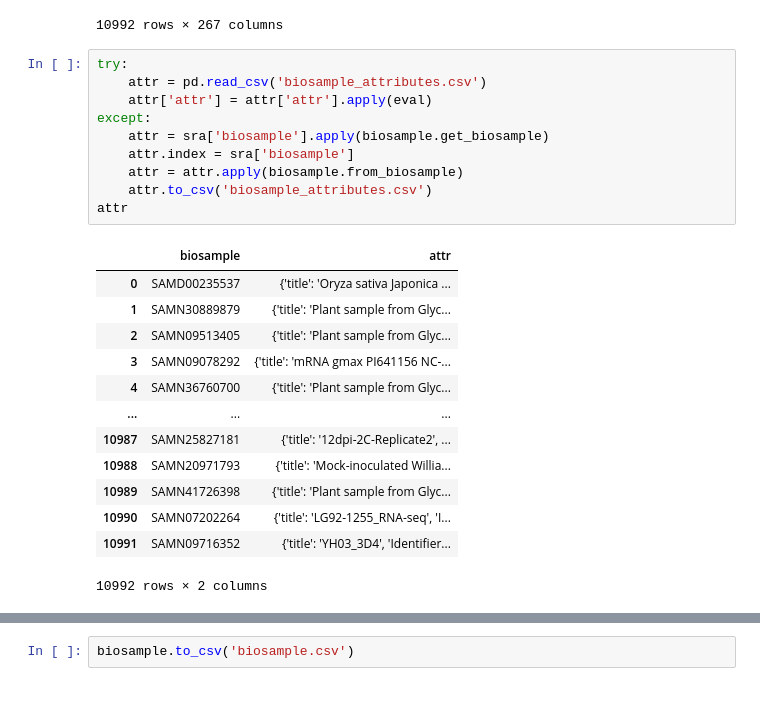
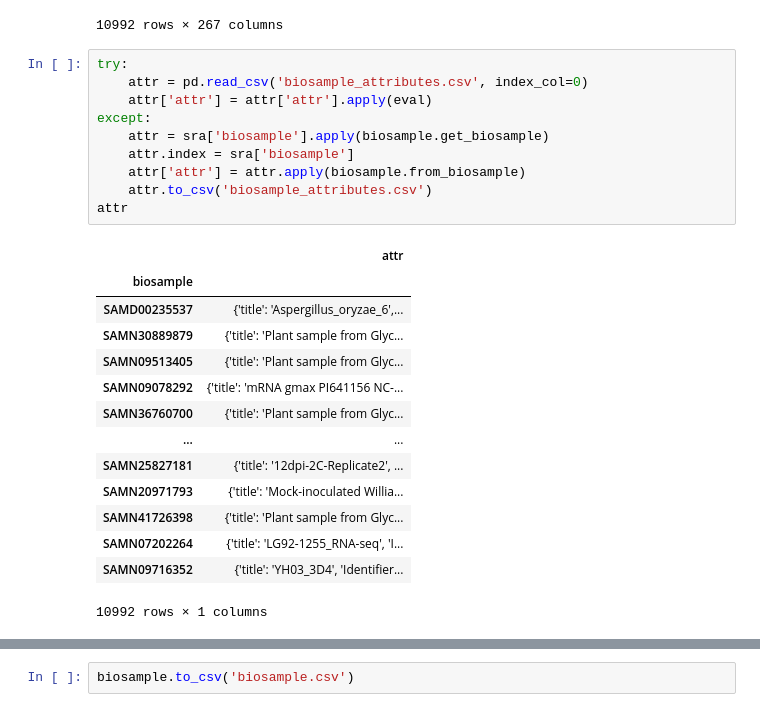
Before and after one commit to freire-guido/soy-biomarkers, a Jupyter notebook: metadata/biosample.ipynb, the cells around one changed output, grey strips where cells are left out. Drawn from its saved outputs; the diff is of its cells as text.

Commit message:
internal id en biosample

```diff
--- a/metadata/biosample.ipynb
+++ b/metadata/biosample.ipynb
@@ -20,28 +20,29 @@ sra
 10992 rows × 267 columns
 # %%
 try:
-    attr = pd.read_csv('biosample_attributes.csv')
+    attr = pd.read_csv('biosample_attributes.csv', index_col=0)
     attr['attr'] = attr['attr'].apply(eval)
 except:
     attr = sra['biosample'].apply(biosample.get_biosample)
     attr.index = sra['biosample']
-    attr = attr.apply(biosample.from_biosample)
+    attr['attr'] = attr.apply(biosample.from_biosample)
     attr.to_csv('biosample_attributes.csv')
 attr
 # %% [output]
-|  | biosample | attr |
-| 0 | SAMD00235537 | {'title': 'Oryza sativa Japonica ... |
-| 1 | SAMN30889879 | {'title': 'Plant sample from Glyc... |
-| 2 | SAMN09513405 | {'title': 'Plant sample from Glyc... |
-| 3 | SAMN09078292 | {'title': 'mRNA gmax PI641156 NC-... |
-| 4 | SAMN36760700 | {'title': 'Plant sample from Glyc... |
-| ... | ... | ... |
-| 10987 | SAMN25827181 | {'title': '12dpi-2C-Replicate2', ... |
-| 10988 | SAMN20971793 | {'title': 'Mock-inoculated Willia... |
-| 10989 | SAMN41726398 | {'title': 'Plant sample from Glyc... |
-| 10990 | SAMN07202264 | {'title': 'LG92-1255_RNA-seq', 'I... |
-| 10991 | SAMN09716352 | {'title': 'YH03_3D4', 'Identifier... |
+|  | attr |
+| biosample |  |
+| SAMD00235537 | {'title': 'Aspergillus_oryzae_6',... |
+| SAMN30889879 | {'title': 'Plant sample from Glyc... |
+| SAMN09513405 | {'title': 'Plant sample from Glyc... |
+| SAMN09078292 | {'title': 'mRNA gmax PI641156 NC-... |
+| SAMN36760700 | {'title': 'Plant sample from Glyc... |
+| ... | ... |
+| SAMN25827181 | {'title': '12dpi-2C-Replicate2', ... |
+| SAMN20971793 | {'title': 'Mock-inoculated Willia... |
+| SAMN41726398 | {'title': 'Plant sample from Glyc... |
+| SAMN07202264 | {'title': 'LG92-1255_RNA-seq', 'I... |
+| SAMN09716352 | {'title': 'YH03_3D4', 'Identifier... |
-10992 rows × 2 columns
+10992 rows × 1 columns
 # %%
 biosample = pd.DataFrame.from_records(attr['attr'], index=sra['biosample'])
 biosample
```
Also changed, not shown: parts of 3 cells of this notebook, 6 other files.
